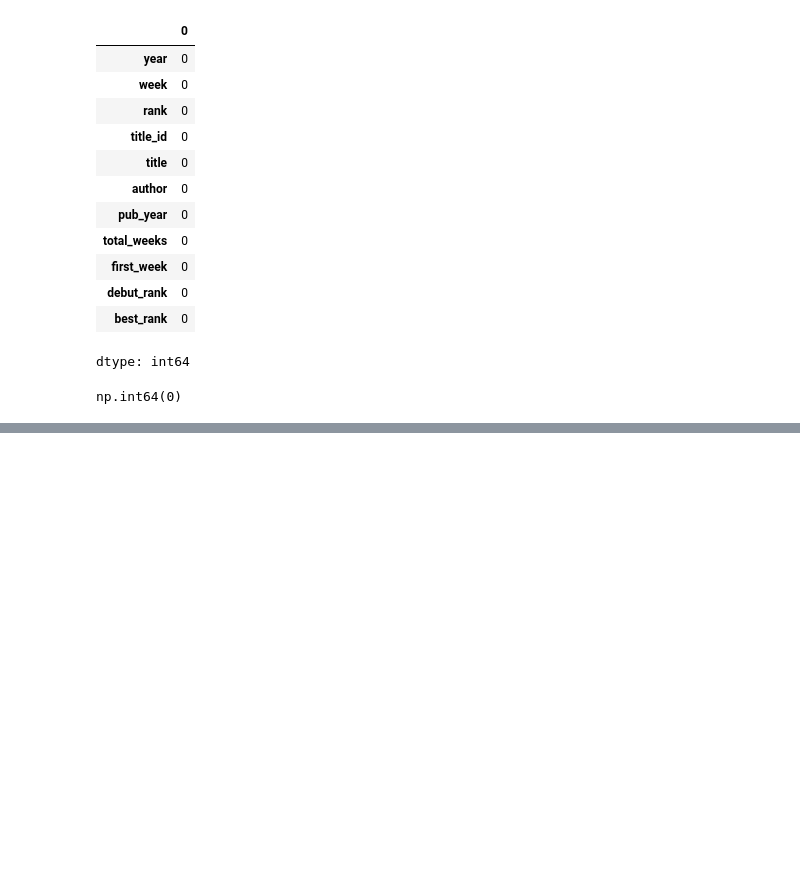
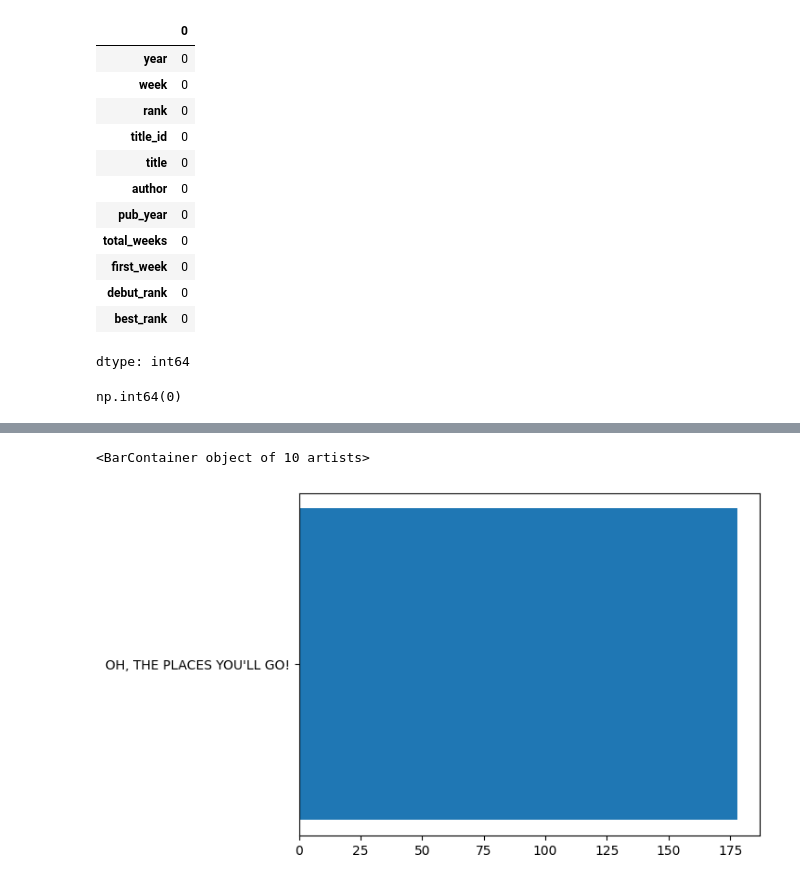
Before and after one commit to mnguyen175/DRSP-2026-Maryan-Nguyen-, a Jupyter notebook: DRSP_Final_Project_2026_Maryan_Nguyen.ipynb, the cells around one changed output, grey strips where cells are left out. Drawn from its saved outputs; the diff is of its cells as text; code cells hidden in the pictures; blank space fills up the shorter version.

```diff
--- a/DRSP_Final_Project_2026_Maryan_Nguyen.ipynb
+++ b/DRSP_Final_Project_2026_Maryan_Nguyen.ipynb
@@ -75,0 +121,8 @@ plt.show()
+# %%
+top_books = df[['title','total_weeks']].sort_values(
+    by='total_weeks', ascending=False).head(10)
+
+plt.barh(top_books['title'], top_books['total_weeks'])
+# %% [output]
+<BarContainer object of 10 artists>
+[figure, added]
```
Also changed, not shown: parts of 6 cells of this notebook.
